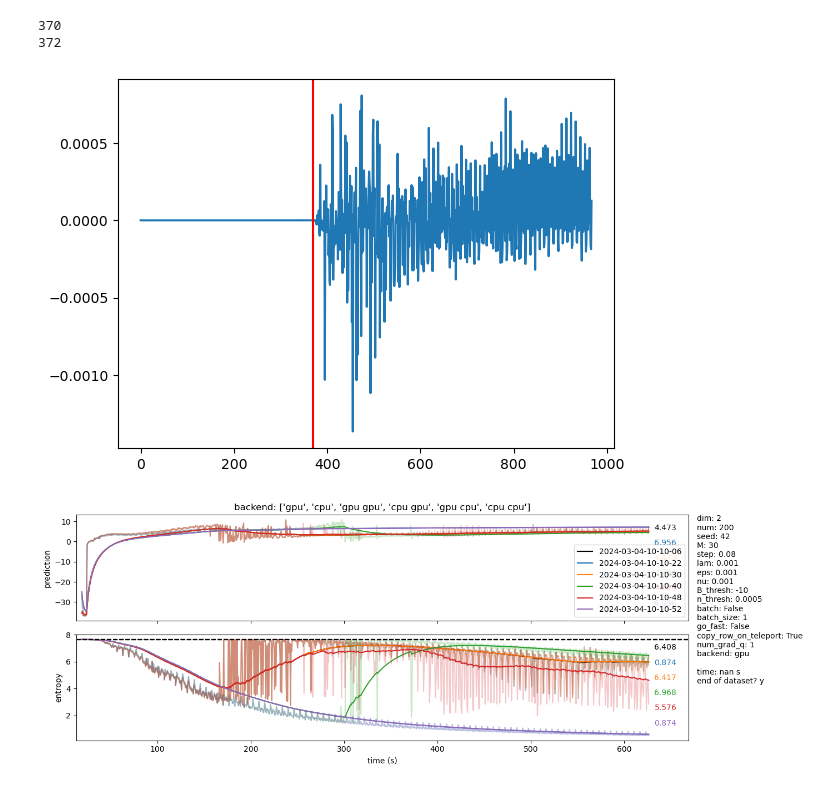
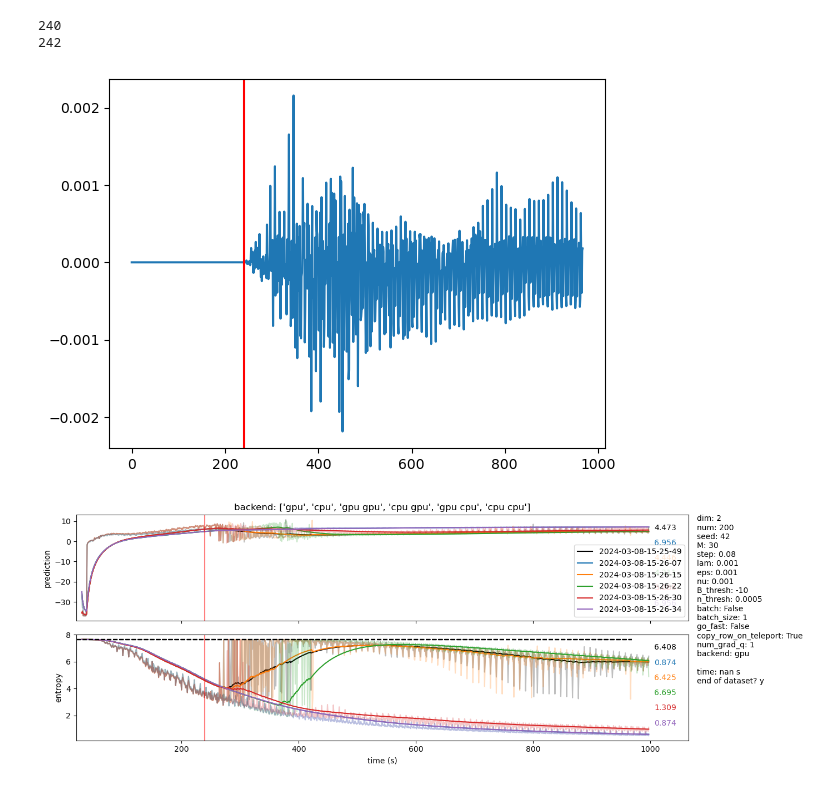
Before and after one commit to draeloslab/AdaptiveLatents, a Jupyter notebook: scripts/debug jax/switch_runtimes.ipynb, the cells around one changed output. Cells and saved outputs as stored; diff of their text form; code cells hidden in the pictures.

```diff
--- a/scripts/debug jax/switch_runtimes.ipynb
+++ b/scripts/debug jax/switch_runtimes.ipynb
@@ -7,7 +7,7 @@ import subprocess
 import numpy as np
 import time
 # %%
-switch_iteration = 400
+switch_iteration = 270
 subprocess.call(["python", "run_partial_start.py", "gpu", str(switch_iteration)])
 subprocess.call(["python", "run_partial_start.py", "cpu", str(switch_iteration)])
 
@@ -17,5 +17,3 @@ subprocess.call(["python", "run_partial_start.py", "cpu", "None"])
 
 subprocess.call(["python", "run_partial_finish.py", "gpu", "2"])
 subprocess.call(["python", "run_partial_finish.py", "cpu", "4"])
-
-backends = ["gpu", "cpu"]
@@ -38,20 +28,21 @@ for file in files[-6:]:
 brs = np.array(brs)
 brs = brs.reshape(-1,2)
 # %%
+%matplotlib inline
 plt.plot(brs[0,1].entropy_history[1] - brs[-1,1].entropy_history[1])
 plt.axvline(switch_iteration-brs[0,0].bw.M, color='red')
 print(switch_iteration - brs[0,0].bw.M)
 print(np.nonzero(brs[0,1].entropy_history[1] - brs[-1,1].entropy_history[1] > 0)[0][0])
 # %% [output]
-370
-372
+240
+242
-[figure, old version]
+[figure, new version]
 # %%
 %matplotlib inline
 # red_lines=[brs[0,0].obs_ds.t[switch_iteration]]
-al.plotting_functions.compare_metrics(brs.flatten(), 1)
+al.plotting_functions.compare_metrics(brs.flatten(), 1, red_lines=[brs[0,0].obs_ds.t[switch_iteration-brs[0,0].bw.M]])
 # %% [output]
-[figure, old version]
+[figure, new version]
 # %%
 def show_aspect_ratio_divergence(brs, bubble=5, switch=250):
     fig,ax = plt.subplots()
```
Also changed, not shown: parts of 14 cells of this notebook, 25 other files.
